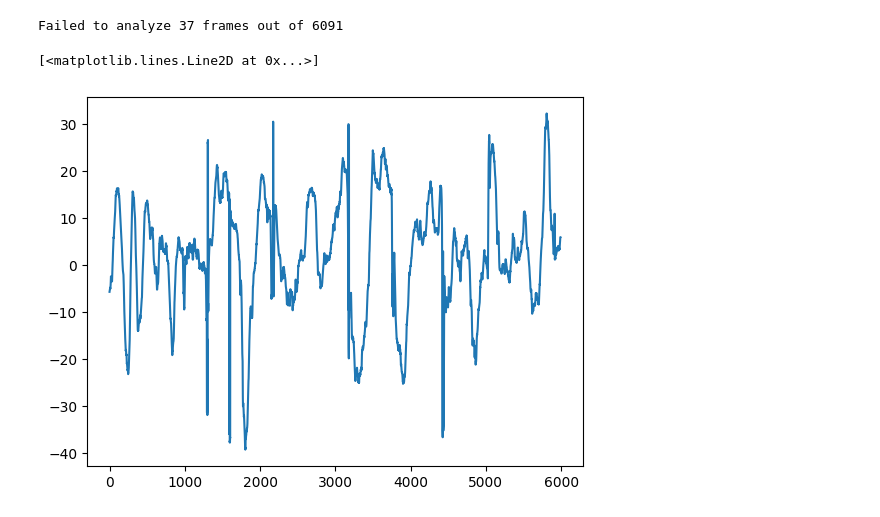
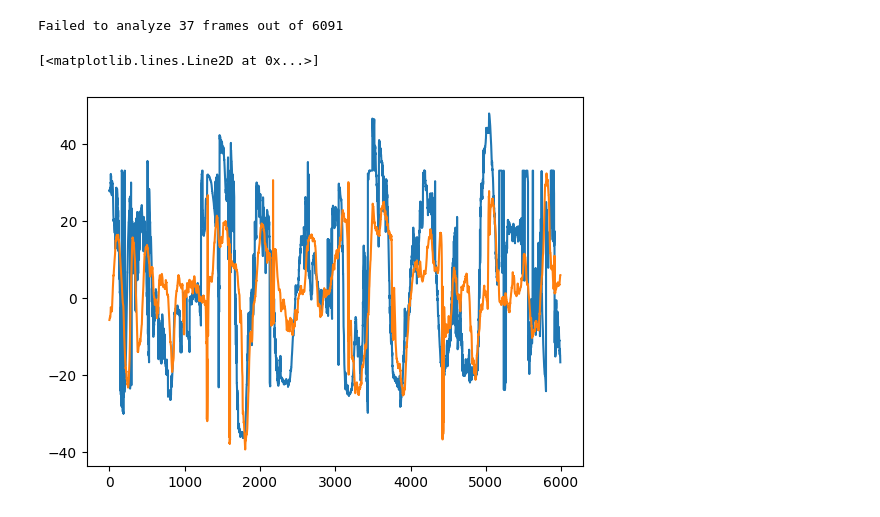
Before and after one commit to Timevdo/cs585-project, a Jupyter notebook: audi_workbook.ipynb, the cells around one changed output. Drawn from its saved outputs; the diff is of its cells as text; code cells hidden in the pictures.

```diff
--- a/audi_workbook.ipynb
+++ b/audi_workbook.ipynb
@@ -55,21 +78,24 @@ while True:
     if not ret:
         break
 
-    # frame = crop_road_snippet(frame)
-    # frame = segment_gravel_road(frame)
+    road_frame = crop_road_snippet(frame)
+    road_frame, road_angle = segment_gravel_road(road_frame)
 
-    frame = crop_steering_wheel(frame)
-    c1, c2 = segment_hands(frame)
+    wheel_frame = crop_steering_wheel(frame)
+    c1, c2 = segment_hands(wheel_frame)
 
-    cv2.line(frame, c1, c2, (0, 255, 0), 2)
-    cv2.circle(frame, c1, 15, (255, 0, 0), -1)
-    cv2.circle(frame, c2, 15, (0, 0, 255), -1)
+    # cv2.line(frame, c1, c2, (0, 255, 0), 2)
+    # cv2.circle(frame, c1, 15, (255, 0, 0), -1)
+    # cv2.circle(frame, c2, 15, (0, 0, 255), -1)
 
     angle = angle_of_wheel_line(c1, c2)
-    cv2.putText(frame, f"{angle:.4f}", (20, 20), 0, 0.5, (0, 0, 255), 2)
+    cv2.putText(road_frame, f"Angle: {angle:.4f}", (10, 10), 1, 1, (0, 0, 255))
+    cv2.putText(road_frame, f"Angle: {road_angle:.4f}", (10, 30), 1, 1, (255, 0, 0))
+
+    #cv2.putText(frame, f"Ratio: {ratio:.4f}", (10, 100), 1, 2, (0, 255, 0))
 
     # Display the frame
-    cv2.imshow('Frame', frame)
+    cv2.imshow('Frame', road_frame)
 
     # Wait for key press
     key = cv2.waitKey(0) & 0xFF
@@ -85,6 +111,7 @@ cv2.destroyAllWindows()
 # compute audi wheel/time
 
 wheel_angle_hist = []
+road_angle_hist = []
 
 input_video_path = 'data/audi_gravel_road_footage.mp4'
 cap = cv2.VideoCapture(input_video_path)
@@ -98,11 +125,15 @@ while success:
 	fno += 1
 
 	try:
-		frame = crop_steering_wheel(frame)
-		c1, c2 = segment_hands(frame)
+		road_frame = crop_road_snippet(frame)
+		road_frame, road_angle = segment_gravel_road(road_frame)
+
+		wheel_frame = crop_steering_wheel(frame)
+		c1, c2 = segment_hands(wheel_frame)
 		angle = angle_of_wheel_line(c1, c2)
 
 		wheel_angle_hist.append(angle)
+		road_angle_hist.append(road_angle)
 	except:
 		failno += 1
 
@@ -111,15 +142,20 @@ while success:
 
 wheel_angle_arr = np.array(wheel_angle_hist)
 np.save('wheel_angle_hist.npy', wheel_angle_arr)
+
+road_angle_arr = np.array(road_angle_hist)
+
 print(f"Failed to analyze {failno} frames out of {fno}")
 # %% [output]
 Failed to analyze 37 frames out of 6091
 # %%
 outlier_thresh = 3 * np.std(wheel_angle_hist)
 filter_arr = (wheel_angle_arr < outlier_thresh) & (wheel_angle_arr > -outlier_thresh)
 wheel_angle_clean = wheel_angle_arr[filter_arr]
+road_angle_clean = road_angle_arr[filter_arr]
 
+plt.plot((road_angle_clean + 100)/2)
 plt.plot(wheel_angle_clean)
 # %% [output]
 [<matplotlib.lines.Line2D at 0x...>]
-[figure, old version]
+[figure, new version]
```
Also changed, not shown: parts of 2 cells of this notebook.
